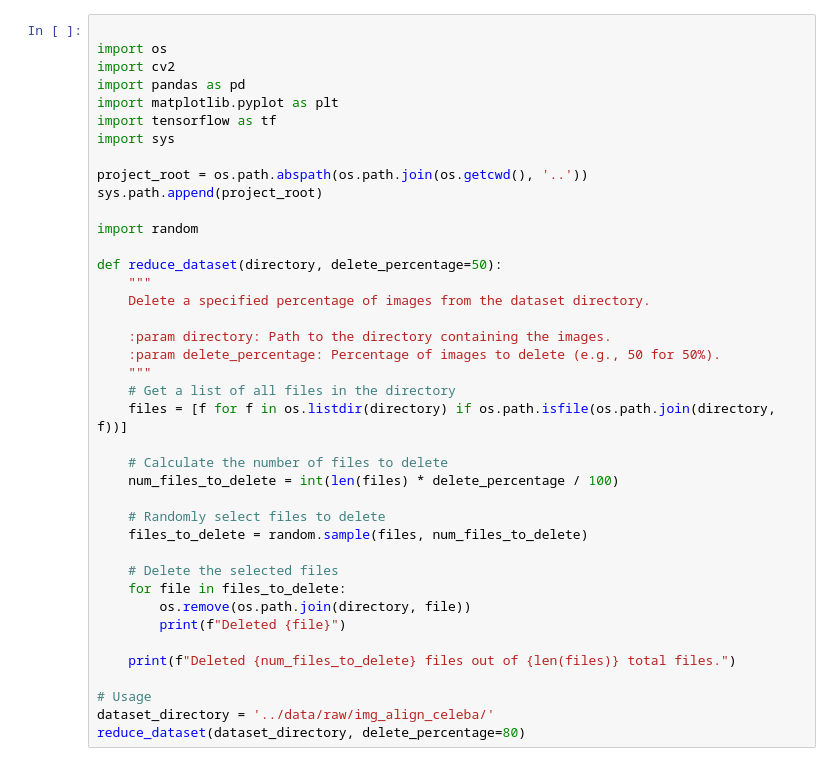
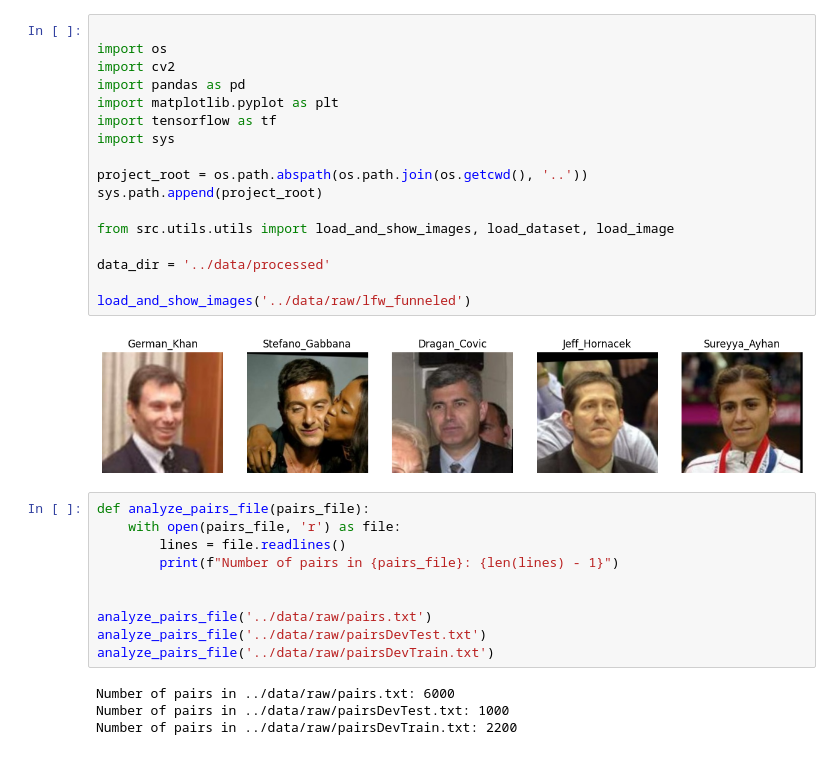
Before and after one commit to kleyos/face-super-resolution, a Jupyter notebook: notebooks/project.ipynb, the cells around one changed output. Cells and saved outputs as stored; diff of their text form.

Commit message:
Use LFW dataset

```diff
--- a/notebooks/project.ipynb
+++ b/notebooks/project.ipynb
@@ -1,41 +1,34 @@
-# %%
-
-import os
-import cv2
-import pandas as pd
-import matplotlib.pyplot as plt
-import tensorflow as tf
-import sys
-
-project_root = os.path.abspath(os.path.join(os.getcwd(), '..'))
-sys.path.append(project_root)
-
-import random
-
-def reduce_dataset(directory, delete_percentage=50):
-    """
-    Delete a specified percentage of images from the dataset directory.
-
-    :param directory: Path to the directory containing the images.
-    :param delete_percentage: Percentage of images to delete (e.g., 50 for 50%).
-    """
-    # Get a list of all files in the directory
-    files = [f for f in os.listdir(directory) if os.path.isfile(os.path.join(directory, f))]
-
-    # Calculate the number of files to delete
-    num_files_to_delete = int(len(files) * delete_percentage / 100)
-
-    # Randomly select files to delete
-    files_to_delete = random.sample(files, num_files_to_delete)
-
-    # Delete the selected files
-    for file in files_to_delete:
-        os.remove(os.path.join(directory, file))
-        print(f"Deleted {file}")
-
-    print(f"Deleted {num_files_to_delete} files out of {len(files)} total files.")
-
-# Usage
-dataset_directory = '../data/raw/img_align_celeba/'
-reduce_dataset(dataset_directory, delete_percentage=80)
+# %%
+
+import os
+import cv2
+import pandas as pd
+import matplotlib.pyplot as plt
+import tensorflow as tf
+import sys
+
+project_root = os.path.abspath(os.path.join(os.getcwd(), '..'))
+sys.path.append(project_root)
+
+from src.utils.utils import load_and_show_images, load_dataset, load_image
+
+data_dir = '../data/processed'
+
+load_and_show_images('../data/raw/lfw_funneled')
+# %% [output]
+[figure, added]
+# %%
+def analyze_pairs_file(pairs_file):
+    with open(pairs_file, 'r') as file:
+        lines = file.readlines()
+        print(f"Number of pairs in {pairs_file}: {len(lines) - 1}")
+
+
+analyze_pairs_file('../data/raw/pairs.txt')
+analyze_pairs_file('../data/raw/pairsDevTest.txt')
+analyze_pairs_file('../data/raw/pairsDevTrain.txt')
+# %% [output]
+Number of pairs in ../data/raw/pairs.txt: 6000
+Number of pairs in ../data/raw/pairsDevTest.txt: 1000
+Number of pairs in ../data/raw/pairsDevTrain.txt: 2200
 # %%
```
Also changed, not shown: parts of 5 cells of this notebook, 2 other files.
